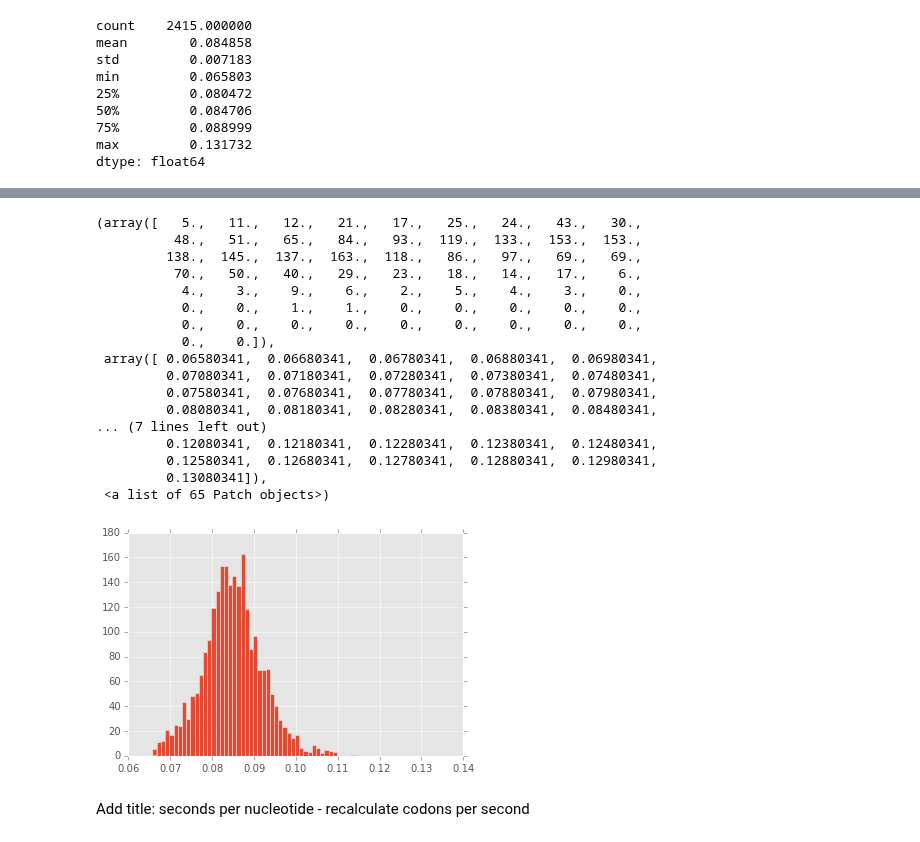
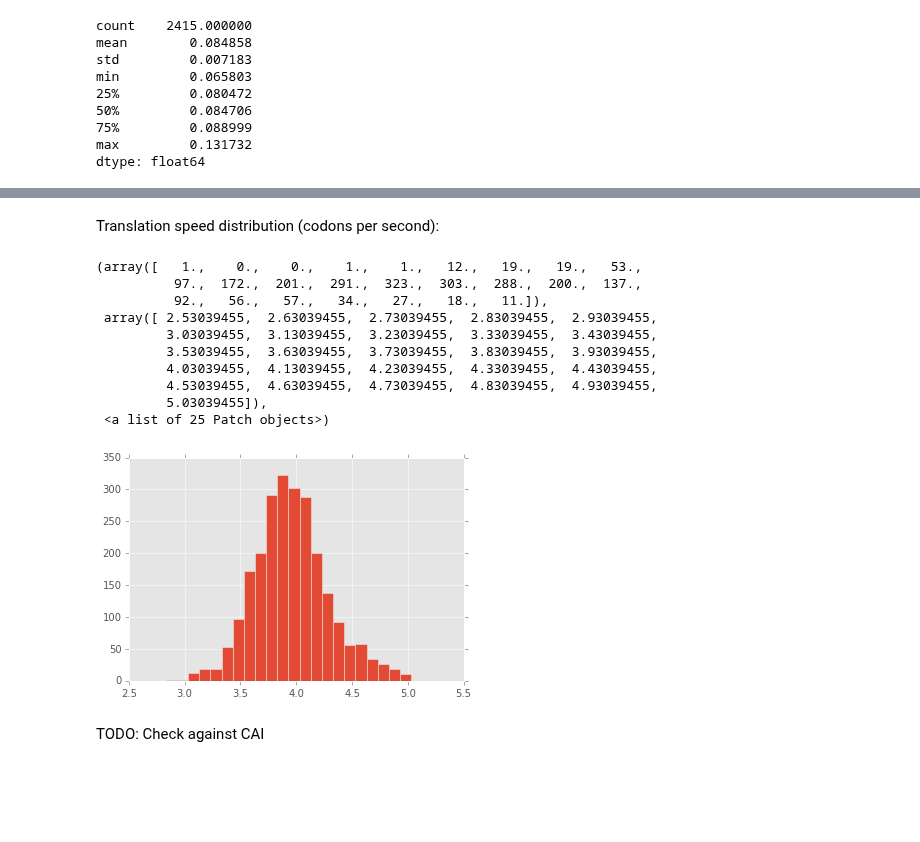
Before and after one commit to gittenberg/TRSL, a Jupyter notebook: workbooks/TRSL_check_observables.ipynb, the cells around one changed output, grey strips where cells are left out. Saved outputs shown, nothing was run; the diff lists cells and outputs as text; code cells hidden in the pictures; blank space fills up the shorter version.

```diff
--- a/workbooks/TRSL_check_observables.ipynb
+++ b/workbooks/TRSL_check_observables.ipynb
@@ -271,23 +300,20 @@ dtype: float64
+# %%
+ribo_speed_dict = {geneID: orf_lengths[geneID]/3.0/gene_tic_toc[geneID] for geneID in gene_tic_toc}
+# %% [markdown]
+Translation speed distribution (codons per second):
 # %%
-plt.hist(ribo_speed_dict.values(), bins=np.arange(min(ribo_speed_dict.values()), max(ribo_speed_dict.values()), 0.001))
+plt.hist(ribo_speed_dict.values(), bins=np.arange(min(ribo_speed_dict.values()), max(ribo_speed_dict.values()), 0.1))
 # %% [output]
-(array([   5.,   11.,   12.,   21.,   17.,   25.,   24.,   43.,   30.,
-          48.,   51.,   65.,   84.,   93.,  119.,  133.,  153.,  153.,
-         138.,  145.,  137.,  163.,  118.,   86.,   97.,   69.,   69.,
-          70.,   50.,   40.,   29.,   23.,   18.,   14.,   17.,    6.,
-           4.,    3.,    9.,    6.,    2.,    5.,    4.,    3.,    0.,
-           0.,    0.,    1.,    1.,    0.,    0.,    0.,    0.,    0.,
-           0.,    0.,    0.,    0.,    0.,    0.,    0.,    0.,    0.,
-           0.,    0.]),
- array([ 0.06580341,  0.06680341,  0.06780341,  0.06880341,  0.06980341,
-         0.07080341,  0.07180341,  0.07280341,  0.07380341,  0.07480341,
-         0.07580341,  0.07680341,  0.07780341,  0.07880341,  0.07980341,
-         0.08080341,  0.08180341,  0.08280341,  0.08380341,  0.08480341,
-... (7 lines left out)
-         0.12080341,  0.12180341,  0.12280341,  0.12380341,  0.12480341,
-         0.12580341,  0.12680341,  0.12780341,  0.12880341,  0.12980341,
-         0.13080341]),
- <a list of 65 Patch objects>)
+(array([   1.,    0.,    0.,    1.,    1.,   12.,   19.,   19.,   53.,
+          97.,  172.,  201.,  291.,  323.,  303.,  288.,  200.,  137.,
+          92.,   56.,   57.,   34.,   27.,   18.,   11.]),
+ array([ 2.53039455,  2.63039455,  2.73039455,  2.83039455,  2.93039455,
+         3.03039455,  3.13039455,  3.23039455,  3.33039455,  3.43039455,
+         3.53039455,  3.63039455,  3.73039455,  3.83039455,  3.93039455,
+         4.03039455,  4.13039455,  4.23039455,  4.33039455,  4.43039455,
+         4.53039455,  4.63039455,  4.73039455,  4.83039455,  4.93039455,
+         5.03039455]),
+ <a list of 25 Patch objects>)
-[figure, old version]
+[figure, new version]
-# %% [markdown]
-Add title: seconds per nucleotide - recalculate codons per second
+# %% [markdown]
+TODO: Check against CAI
```
Also changed, not shown: parts of 8 cells of this notebook.
